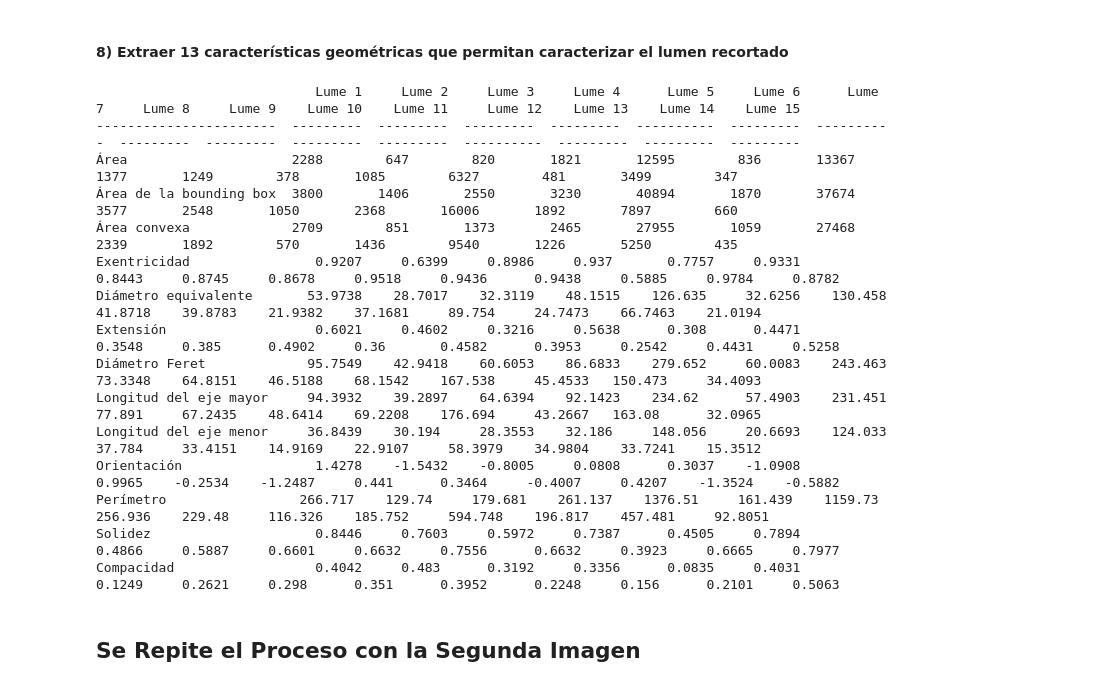
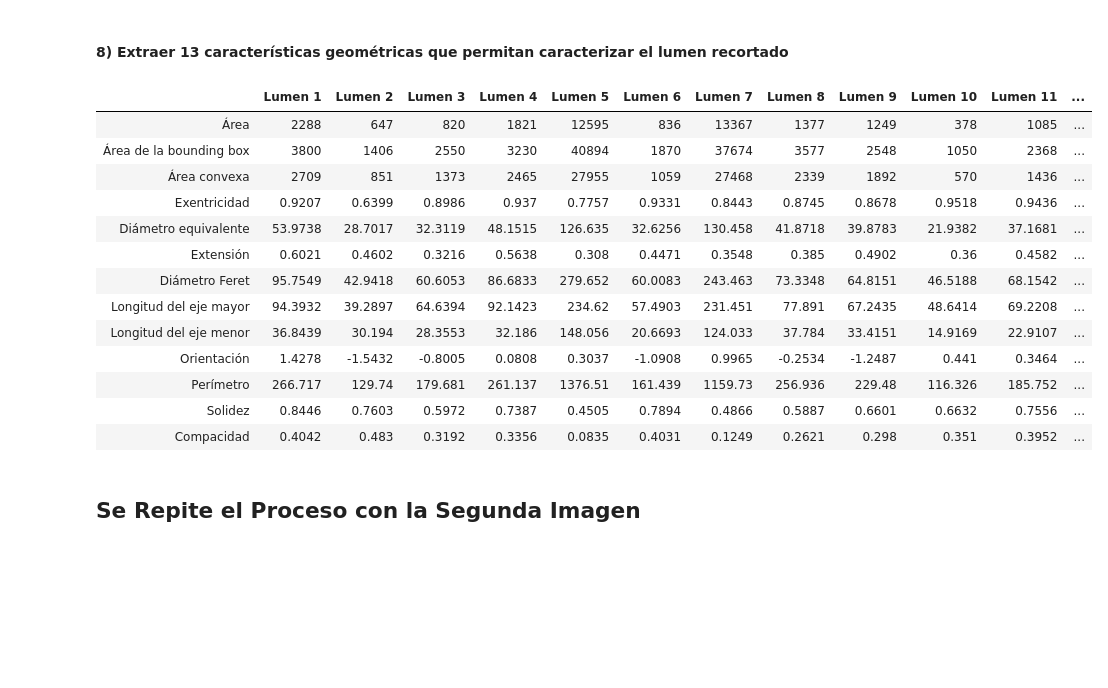
Before and after one commit to cedaniel200/viu-aprendizaje-supervisado, a Jupyter notebook: actividades/Actividad_Computer_Vision_C1_MenesesGuevara_CesarDaniel.ipynb, the cells around one changed output. Drawn from its saved outputs; the diff is of its cells as text; code cells hidden in the pictures; blank space fills up the shorter version.

```diff
--- a/actividades/Actividad_Computer_Vision_C1_MenesesGuevara_CesarDaniel.ipynb
+++ b/actividades/Actividad_Computer_Vision_C1_MenesesGuevara_CesarDaniel.ipynb
@@ -224,44 +221,41 @@ El lumen 7 tiene el mayor área: 13367.0
 # %%
 # Calcular las siguientes características del crop del lumen de mayor área, redondeando su valor hasta el cuarto decimal.
 # 1) Área
 # 2) Área de la bounding box
 # 3) Área convexa
 # 4) Exentricidad
 # 5) Diámetro equivalente
 # 6) Extensión
 # 7) Diámetro Feret
 # 8) Longitud del eje mayor
 # 9) Longitud del eje menor
 # 10) Orientación
 # 11) Perímetro
 # 12) Solidez
 # 13) Compacidad
 
-from tabulate import tabulate
-import math
-
 def tabular_informacion(propiedades):
     num = len(propiedades[0]) - 1
-    headers = [f"Lume {num}" for num in range(1, num + 1)]
-    print(tabulate(propiedades, headers=headers))
+    headers = [f"Lumen {num}" for num in range(1, num + 1)]
+    html_table = tabulate(propiedades, headers=headers, tablefmt="html")
+    display(HTML(html_table))
 
 tabular_informacion(histo_1_propiedades)
 # %% [output]
-                            Lume 1     Lume 2     Lume 3     Lume 4      Lume 5     Lume 6      Lume 7     Lume 8     Lume 9    Lume 10    Lume 11     Lume 12    Lume 13    Lume 14    Lume 15
------------------------  ---------  ---------  ---------  ---------  ----------  ---------  ----------  ---------  ---------  ---------  ---------  ----------  ---------  ---------  ---------
-Área                     2288        647        820       1821       12595        836       13367       1377       1249        378       1085        6327        481       3499        347
-Área de la bounding box  3800       1406       2550       3230       40894       1870       37674       3577       2548       1050       2368       16006       1892       7897        660
-Área convexa             2709        851       1373       2465       27955       1059       27468       2339       1892        570       1436        9540       1226       5250        435
-Exentricidad                0.9207     0.6399     0.8986     0.937       0.7757     0.9331      0.8443     0.8745     0.8678     0.9518     0.9436      0.9438     0.5885     0.9784     0.8782
-Diámetro equivalente       53.9738    28.7017    32.3119    48.1515    126.635     32.6256    130.458     41.8718    39.8783    21.9382    37.1681     89.754     24.7473    66.7463    21.0194
-Extensión                   0.6021     0.4602     0.3216     0.5638      0.308      0.4471      0.3548     0.385      0.4902     0.36       0.4582      0.3953     0.2542     0.4431     0.5258
-Diámetro Feret             95.7549    42.9418    60.6053    86.6833    279.652     60.0083    243.463     73.3348    64.8151    46.5188    68.1542    167.538     45.4533   150.473     34.4093
-Longitud del eje mayor     94.3932    39.2897    64.6394    92.1423    234.62      57.4903    231.451     77.891     67.2435    48.6414    69.2208    176.694     43.2667   163.08      32.0965
-Longitud del eje menor     36.8439    30.194     28.3553    32.186     148.056     20.6693    124.033     37.784     33.4151    14.9169    22.9107     58.3979    34.9804    33.7241    15.3512
-Orientación                 1.4278    -1.5432    -0.8005     0.0808      0.3037    -1.0908      0.9965    -0.2534    -1.2487     0.441      0.3464     -0.4007     0.4207    -1.3524    -0.5882
-Perímetro                 266.717    129.74     179.681    261.137    1376.51     161.439    1159.73     256.936    229.48     116.326    185.752     594.748    196.817    457.481     92.8051
-Solidez                     0.8446     0.7603     0.5972     0.7387      0.4505     0.7894      0.4866     0.5887     0.6601     0.6632     0.7556      0.6632     0.3923     0.6665     0.7977
-Compacidad                  0.4042     0.483      0.3192     0.3356      0.0835     0.4031      0.1249     0.2621     0.298      0.351      0.3952      0.2248     0.156      0.2101     0.5063
+|  | Lumen 1 | Lumen 2 | Lumen 3 | Lumen 4 | Lumen 5 | Lumen 6 | Lumen 7 | Lumen 8 | Lumen 9 | Lumen 10 | Lumen 11 | ... |
+| Área | 2288 | 647 | 820 | 1821 | 12595 | 836 | 13367 | 1377 | 1249 | 378 | 1085 | ... |
+| Área de la bounding box | 3800 | 1406 | 2550 | 3230 | 40894 | 1870 | 37674 | 3577 | 2548 | 1050 | 2368 | ... |
+| Área convexa | 2709 | 851 | 1373 | 2465 | 27955 | 1059 | 27468 | 2339 | 1892 | 570 | 1436 | ... |
+| Exentricidad | 0.9207 | 0.6399 | 0.8986 | 0.937 | 0.7757 | 0.9331 | 0.8443 | 0.8745 | 0.8678 | 0.9518 | 0.9436 | ... |
+| Diámetro equivalente | 53.9738 | 28.7017 | 32.3119 | 48.1515 | 126.635 | 32.6256 | 130.458 | 41.8718 | 39.8783 | 21.9382 | 37.1681 | ... |
+| Extensión | 0.6021 | 0.4602 | 0.3216 | 0.5638 | 0.308 | 0.4471 | 0.3548 | 0.385 | 0.4902 | 0.36 | 0.4582 | ... |
+| Diámetro Feret | 95.7549 | 42.9418 | 60.6053 | 86.6833 | 279.652 | 60.0083 | 243.463 | 73.3348 | 64.8151 | 46.5188 | 68.1542 | ... |
+| Longitud del eje mayor | 94.3932 | 39.2897 | 64.6394 | 92.1423 | 234.62 | 57.4903 | 231.451 | 77.891 | 67.2435 | 48.6414 | 69.2208 | ... |
+| Longitud del eje menor | 36.8439 | 30.194 | 28.3553 | 32.186 | 148.056 | 20.6693 | 124.033 | 37.784 | 33.4151 | 14.9169 | 22.9107 | ... |
+| Orientación | 1.4278 | -1.5432 | -0.8005 | 0.0808 | 0.3037 | -1.0908 | 0.9965 | -0.2534 | -1.2487 | 0.441 | 0.3464 | ... |
+| Perímetro | 266.717 | 129.74 | 179.681 | 261.137 | 1376.51 | 161.439 | 1159.73 | 256.936 | 229.48 | 116.326 | 185.752 | ... |
+| Solidez | 0.8446 | 0.7603 | 0.5972 | 0.7387 | 0.4505 | 0.7894 | 0.4866 | 0.5887 | 0.6601 | 0.6632 | 0.7556 | ... |
+| Compacidad | 0.4042 | 0.483 | 0.3192 | 0.3356 | 0.0835 | 0.4031 | 0.1249 | 0.2621 | 0.298 | 0.351 | 0.3952 | ... |
 # %% [markdown]
 ## Se Repite el Proceso con la Segunda Imagen
 # %%
```
Also changed, not shown: parts of 4 cells of this notebook.
